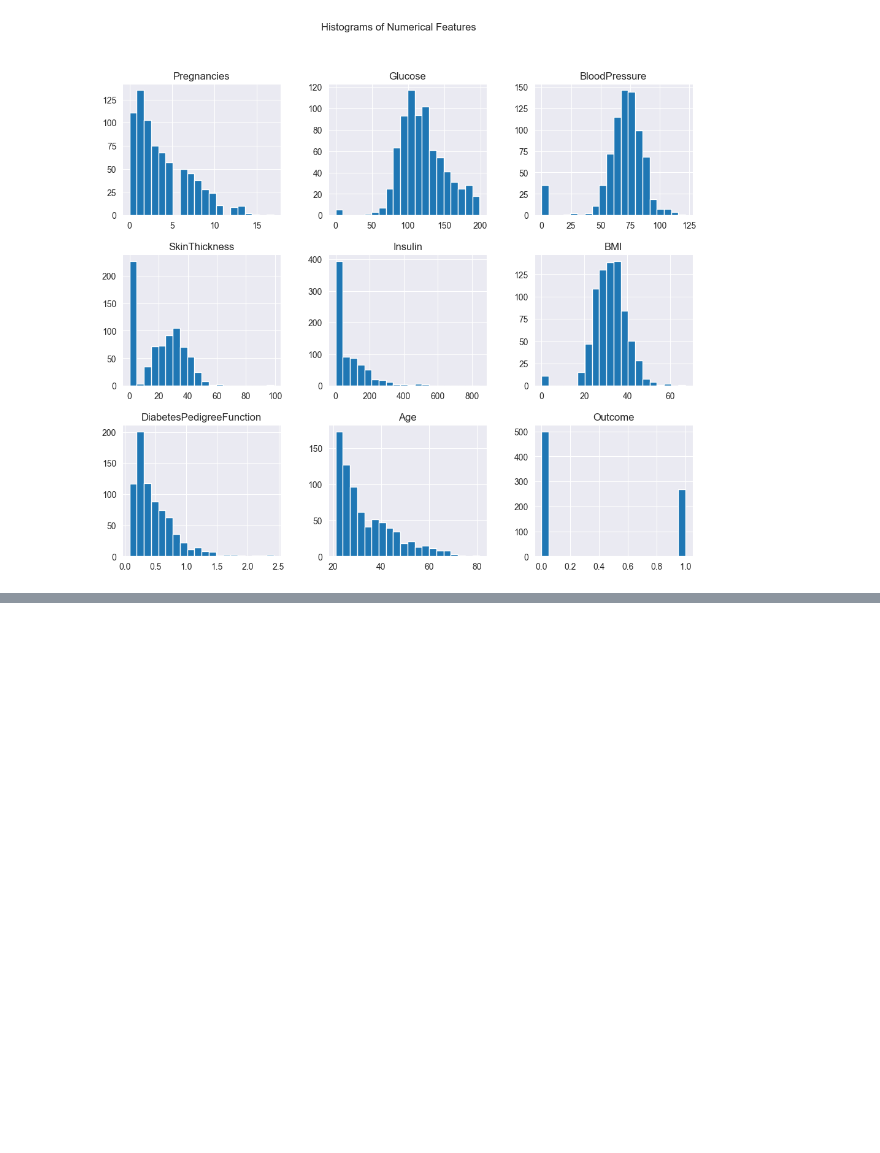
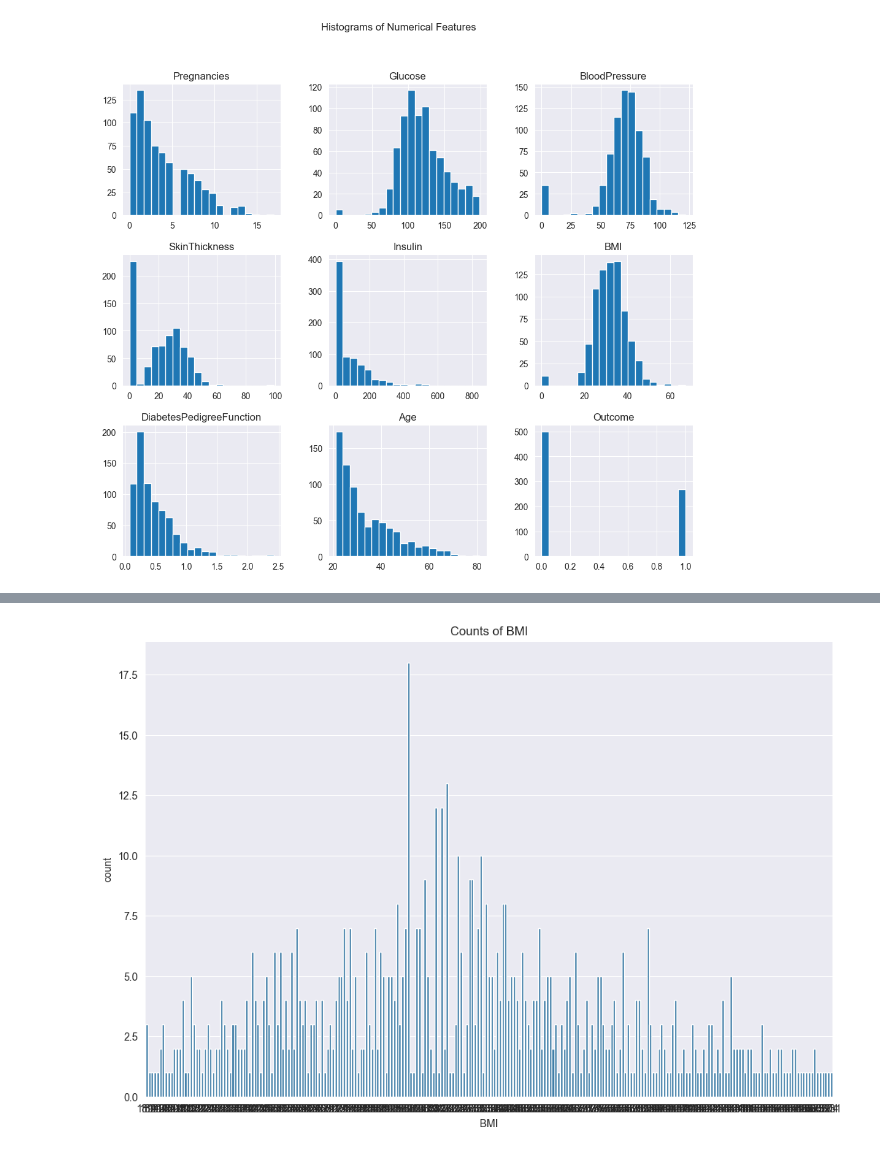
Before and after one commit to beyzanurdeniz/bogaziciAICaseStudy, a Jupyter notebook: main.ipynb, the cells around one changed output, grey strips where cells are left out. Saved outputs shown, nothing was run; the diff lists cells and outputs as text; code cells hidden in the pictures; blank space fills up the shorter version.

```diff
--- a/main.ipynb
+++ b/main.ipynb
@@ -61,0 +171,4 @@ plt.show()
+# %%
+#age-outcome means grouped by age
+df['AgeGroup'] = pd.cut(df['Age'], 15)
+df.groupby('AgeGroup')['Outcome'].mean()
@@ -61,0 +200,4 @@ plt.show()
+# %%
+df['Age'] = df.apply(lambda x: -1 if x['Age'] < 34 else 1 if x['Age'] < 46 else 0, axis=1)
+df.drop('AgeGroup', axis=1, inplace=True)
+df.head()
@@ -61,0 +211,8 @@ plt.show()
+# %%
+#same reasoning for BMI
+plt.figure(figsize=(12, 8))
+sns.countplot(data=df, x='BMI')
+plt.title('Counts of BMI')
+plt.show()
+# %% [output]
+[figure, added]
```
Also changed, not shown: parts of 66 cells of this notebook, 2 other files.
